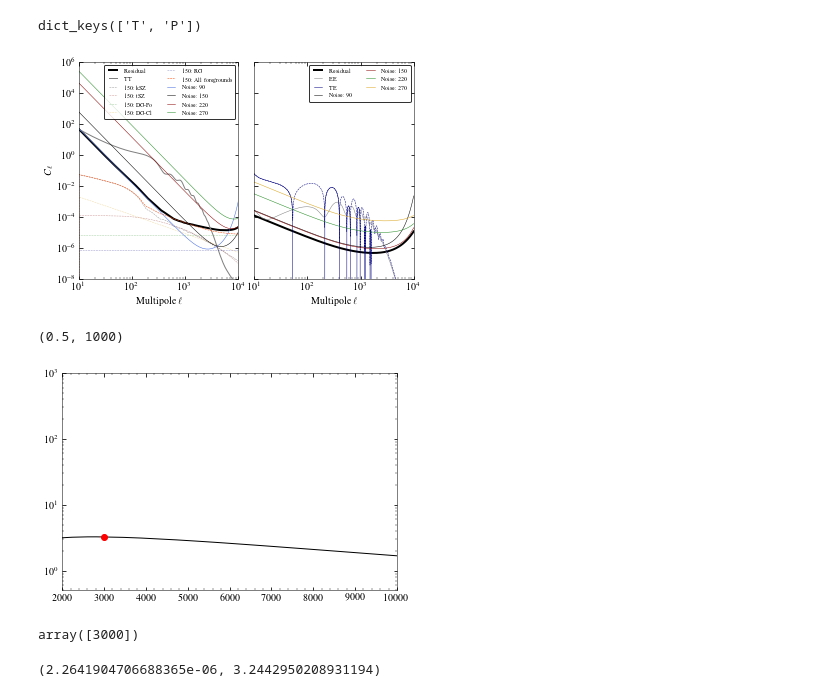
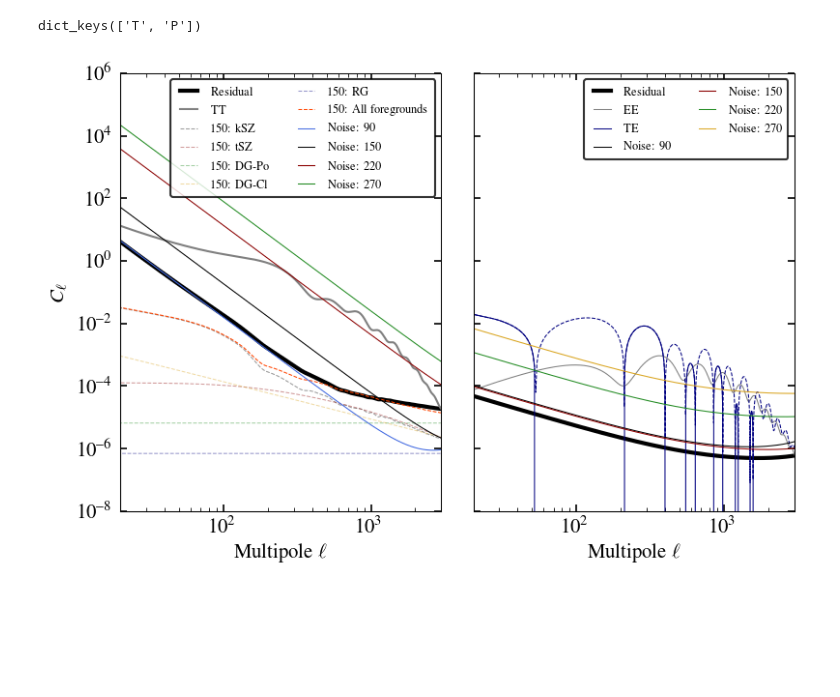
Before and after one commit to sriniraghunathan/ilc, a Jupyter notebook: get_ilc_residuals.ipynb, the cells around one changed output. Saved outputs shown, nothing was run; the diff lists cells and outputs as text; code cells hidden in the pictures; blank space fills up the shorter version.

```diff
--- a/get_ilc_residuals.ipynb
+++ b/get_ilc_residuals.ipynb
@@ -128,32 +131,32 @@ cl_camb *= 1e12
 cl_TT, cl_EE, cl_BB, cl_TE = cl_camb.T
 
 
 clf();
 subplots_adjust(wspace=0.1)
 for cntr, TP in enumerate( TParr ):
     ax = subplot(1,2,cntr+1, xscale = 'log', yscale = 'log')
     plot(el, cl_residual[TP], 'black', lw = 2., label = r'Residual')
     if TP == 'T':
         plot(el_camb, cl_TT, 'gray', lw = 1., label = r'TT')
         cl_fg = np.zeros(len(el))
         for curr_fg in foregrounds_to_plot:
             el_, cl_curr_fg = fg.get_foreground_power_george_2015(curr_fg, freq1 = freq0, lmax = lmax)
             plot(el, cl_curr_fg, lw = 0.5, ls = '--', label = r'150: %s' %(curr_fg), alpha = 0.4)
             cl_fg += cl_curr_fg
         plot(el, cl_fg, lw = 0.5, ls = '--', label = r'150: All foregrounds', alpha = 1.)
     elif TP == 'P':
         plot(el_camb, cl_EE, 'gray', lw = 0.5, label = r'EE')
         plot(el_camb, cl_TE, 'navy', ls = '-', lw = 0.5, label = r'TE')
         plot(el_camb, abs( cl_TE ), 'navy', ls = '--', lw = 0.5)
     for freq in freqarr:
         plot(el, nl_dic[TP][freq], lw = 0.5, ls = '-', label = r'Noise: %s' %(freq))#, alpha = 0.5)
     legend(loc=1, fancybox=1, ncol = 2, fontsize = 6);
-    xlim(10,lmax);ylim(1e-8,1e6);
+    xlim(20,lmax);ylim(1e-8,1e6);
     xlabel(r'Multipole $\ell$')
     if cntr == 0:
         ylabel(r'$C_{\ell}$')
     else:
         setp(ax.get_yticklabels(which = 'both'), visible=False)
 show()
 # %% [output]
-[figure, old version]
+[figure, new version]
@@ -166,17 +162,0 @@ dl_tsz = cl_tsz * Dls_fac
-# %%
-ax  =subplot(111, yscale = 'log')
-plot(el, dl_tsz, 'k')
-plot(el[ind], dl_tsz[ind], 'ro')
-xlim(2000, 1e4)
-ylim(0.5, 1000)
-# %% [output]
-(0.5, 1000)
-[figure, removed]
-# %%
-ind
-# %% [output]
-array([3000])
-# %%
-cl_tsz[3000], dl_tsz[3000]
-# %% [output]
-(2.2641904706688365e-06, 3.2442950208931194)
```
Also changed, not shown: parts of 3 cells of this notebook, 3 other files.
